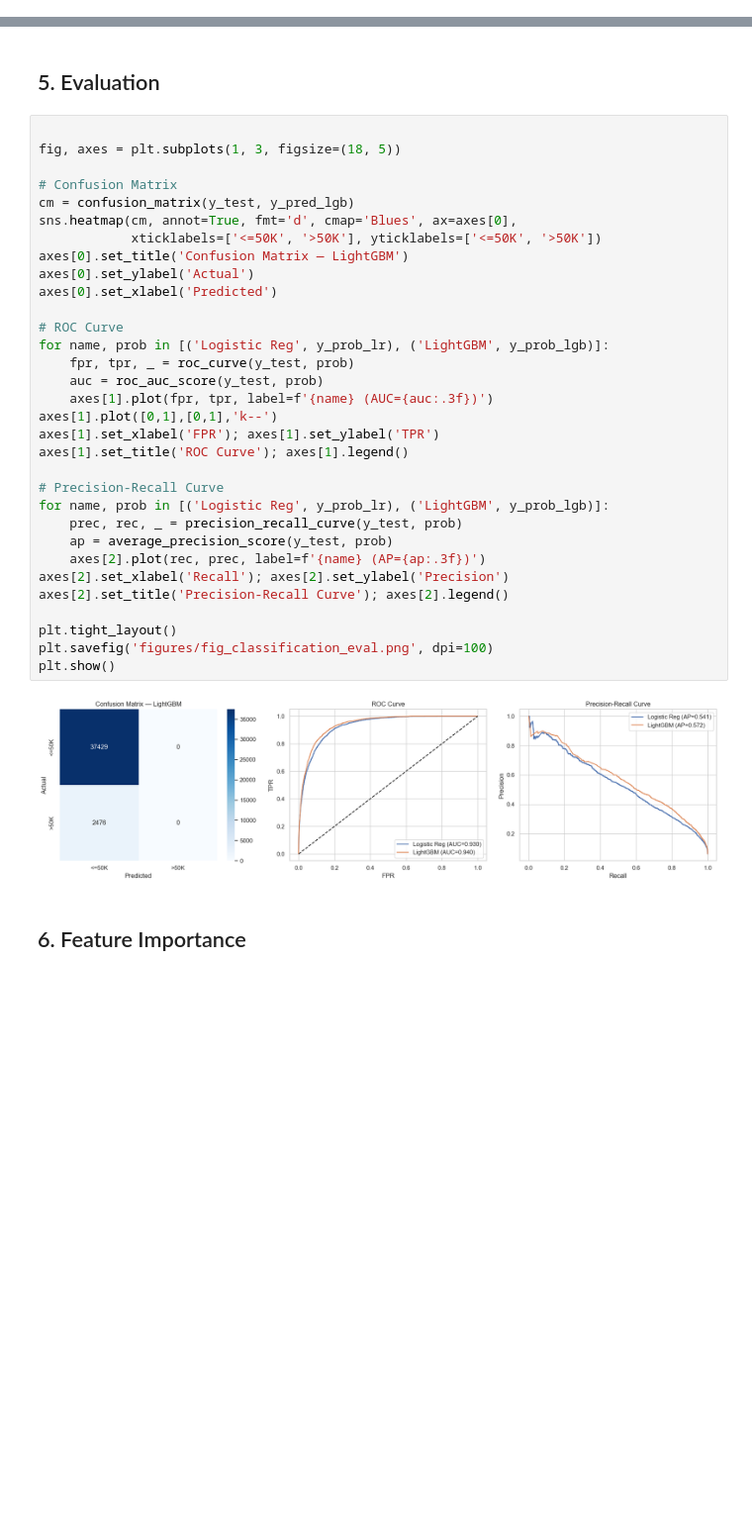
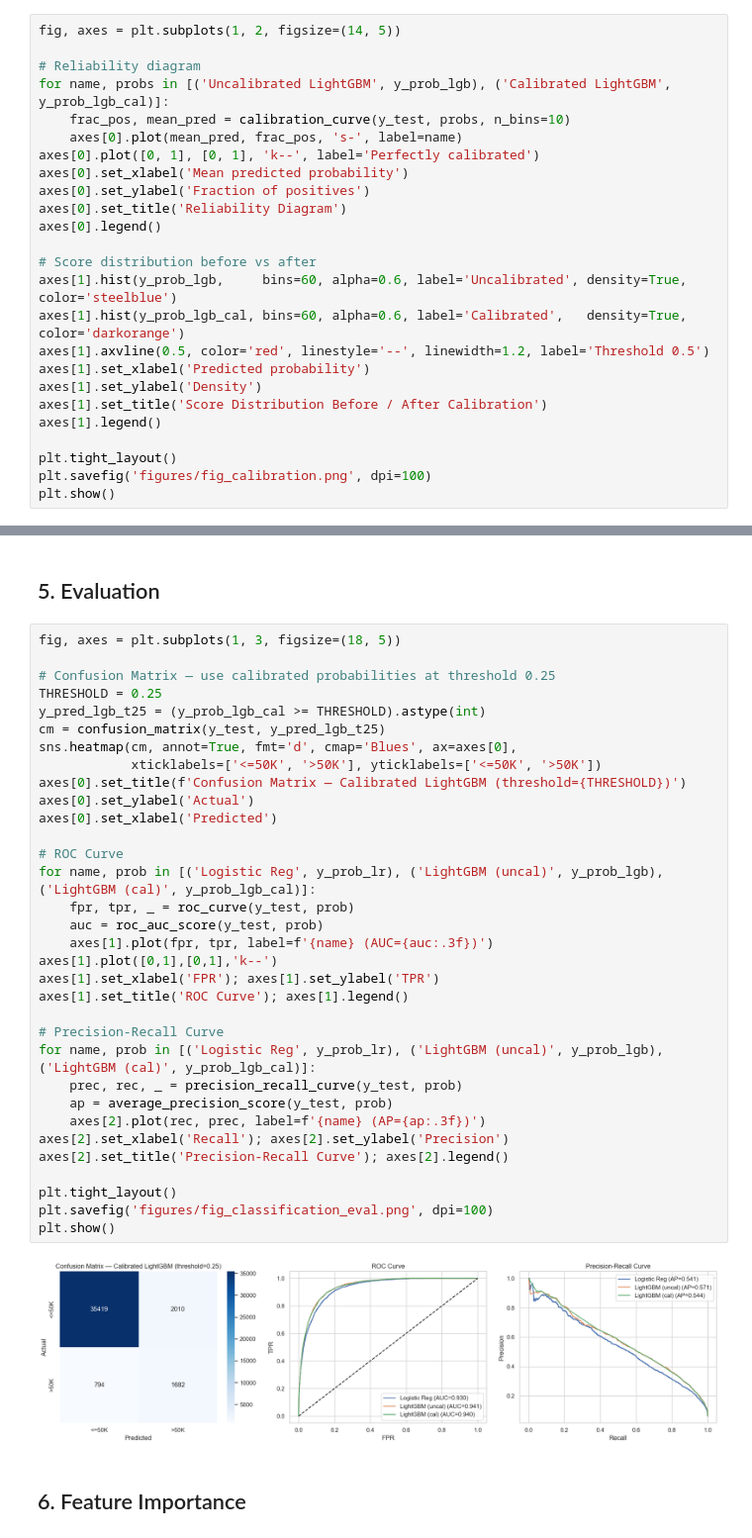
Before and after one commit to ZhishengSong/jpmc-ccb-risk-takehome, a Jupyter notebook: 02_classification.ipynb, the cells around one changed output, grey strips where cells are left out. Shown at 99% size. Cells and saved outputs as stored; diff of their text form; blank space fills up the shorter version.

```diff
--- a/02_classification.ipynb
+++ b/02_classification.ipynb
@@ -144,0 +180,25 @@ Avg Precision: 0.5722
+# %%
+fig, axes = plt.subplots(1, 2, figsize=(14, 5))
+
+# Reliability diagram
+for name, probs in [('Uncalibrated LightGBM', y_prob_lgb), ('Calibrated LightGBM', y_prob_lgb_cal)]:
+    frac_pos, mean_pred = calibration_curve(y_test, probs, n_bins=10)
+    axes[0].plot(mean_pred, frac_pos, 's-', label=name)
+axes[0].plot([0, 1], [0, 1], 'k--', label='Perfectly calibrated')
+axes[0].set_xlabel('Mean predicted probability')
+axes[0].set_ylabel('Fraction of positives')
+axes[0].set_title('Reliability Diagram')
+axes[0].legend()
+
+# Score distribution before vs after
+axes[1].hist(y_prob_lgb,     bins=60, alpha=0.6, label='Uncalibrated', density=True, color='steelblue')
+axes[1].hist(y_prob_lgb_cal, bins=60, alpha=0.6, label='Calibrated',   density=True, color='darkorange')
+axes[1].axvline(0.5, color='red', linestyle='--', linewidth=1.2, label='Threshold 0.5')
+axes[1].set_xlabel('Predicted probability')
+axes[1].set_ylabel('Density')
+axes[1].set_title('Score Distribution Before / After Calibration')
+axes[1].legend()
+
+plt.tight_layout()
+plt.savefig('figures/fig_calibration.png', dpi=100)
+plt.show()
@@ -145,39 +207,40 @@ Avg Precision: 0.5722
 # %% [markdown]
 ## 5. Evaluation
 # %%
-
 fig, axes = plt.subplots(1, 3, figsize=(18, 5))
 
-# Confusion Matrix
-cm = confusion_matrix(y_test, y_pred_lgb)
+# Confusion Matrix — use calibrated probabilities at threshold 0.25
+THRESHOLD = 0.25
+y_pred_lgb_t25 = (y_prob_lgb_cal >= THRESHOLD).astype(int)
+cm = confusion_matrix(y_test, y_pred_lgb_t25)
 sns.heatmap(cm, annot=True, fmt='d', cmap='Blues', ax=axes[0],
             xticklabels=['<=50K', '>50K'], yticklabels=['<=50K', '>50K'])
-axes[0].set_title('Confusion Matrix — LightGBM')
+axes[0].set_title(f'Confusion Matrix — Calibrated LightGBM (threshold={THRESHOLD})')
 axes[0].set_ylabel('Actual')
 axes[0].set_xlabel('Predicted')
 
 # ROC Curve
-for name, prob in [('Logistic Reg', y_prob_lr), ('LightGBM', y_prob_lgb)]:
+for name, prob in [('Logistic Reg', y_prob_lr), ('LightGBM (uncal)', y_prob_lgb), ('LightGBM (cal)', y_prob_lgb_cal)]:
     fpr, tpr, _ = roc_curve(y_test, prob)
     auc = roc_auc_score(y_test, prob)
     axes[1].plot(fpr, tpr, label=f'{name} (AUC={auc:.3f})')
 axes[1].plot([0,1],[0,1],'k--')
 axes[1].set_xlabel('FPR'); axes[1].set_ylabel('TPR')
 axes[1].set_title('ROC Curve'); axes[1].legend()
 
 # Precision-Recall Curve
-for name, prob in [('Logistic Reg', y_prob_lr), ('LightGBM', y_prob_lgb)]:
+for name, prob in [('Logistic Reg', y_prob_lr), ('LightGBM (uncal)', y_prob_lgb), ('LightGBM (cal)', y_prob_lgb_cal)]:
     prec, rec, _ = precision_recall_curve(y_test, prob)
     ap = average_precision_score(y_test, prob)
     axes[2].plot(rec, prec, label=f'{name} (AP={ap:.3f})')
 axes[2].set_xlabel('Recall'); axes[2].set_ylabel('Precision')
 axes[2].set_title('Precision-Recall Curve'); axes[2].legend()
 
 plt.tight_layout()
 plt.savefig('figures/fig_classification_eval.png', dpi=100)
 plt.show()
 # %% [output]
-[figure, old version]
+[figure, new version]
 # %% [markdown]
 ## 6. Feature Importance
 # %%
```
Also changed, not shown: parts of 10 cells of this notebook, 14 other files.
